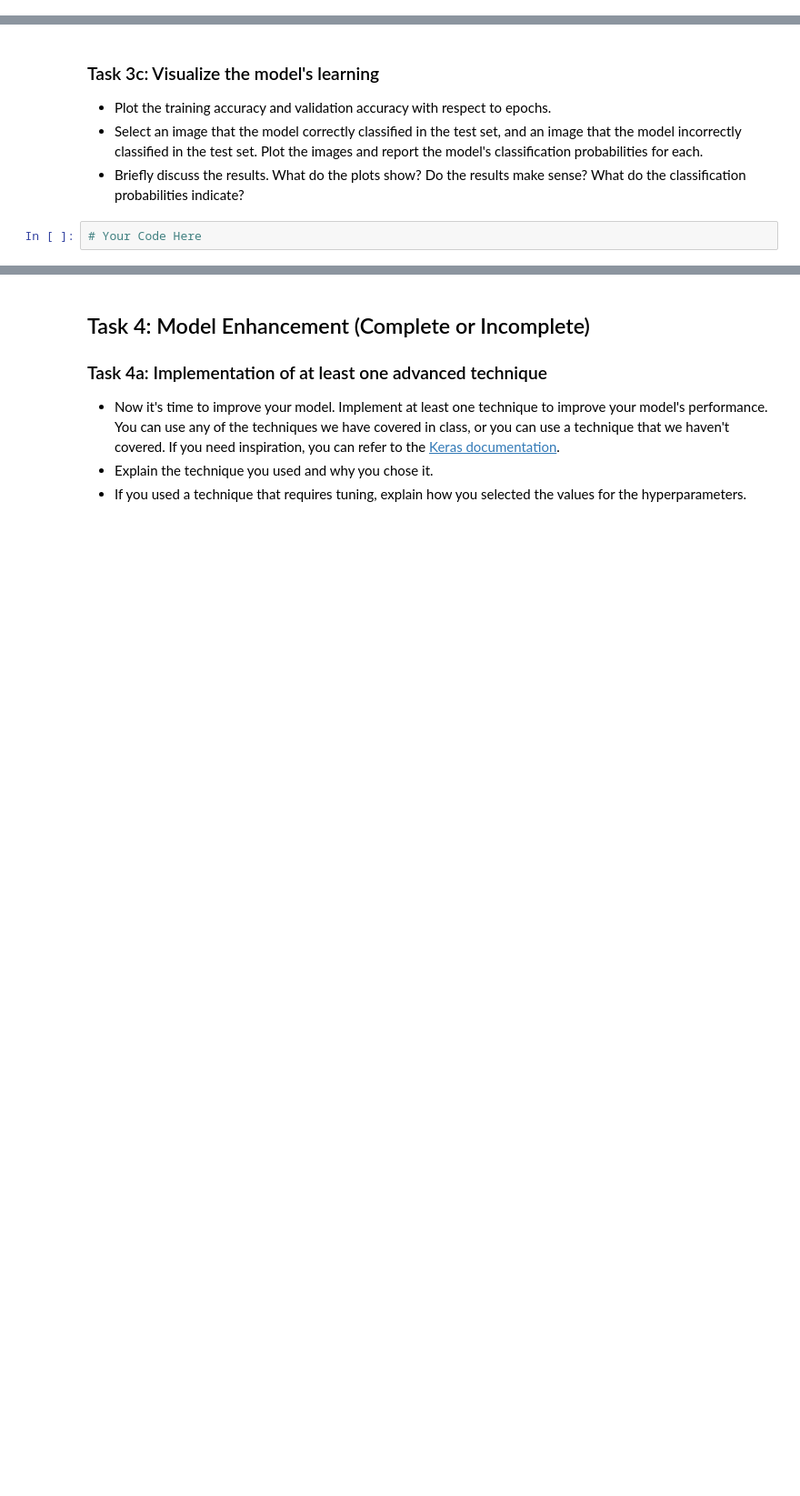
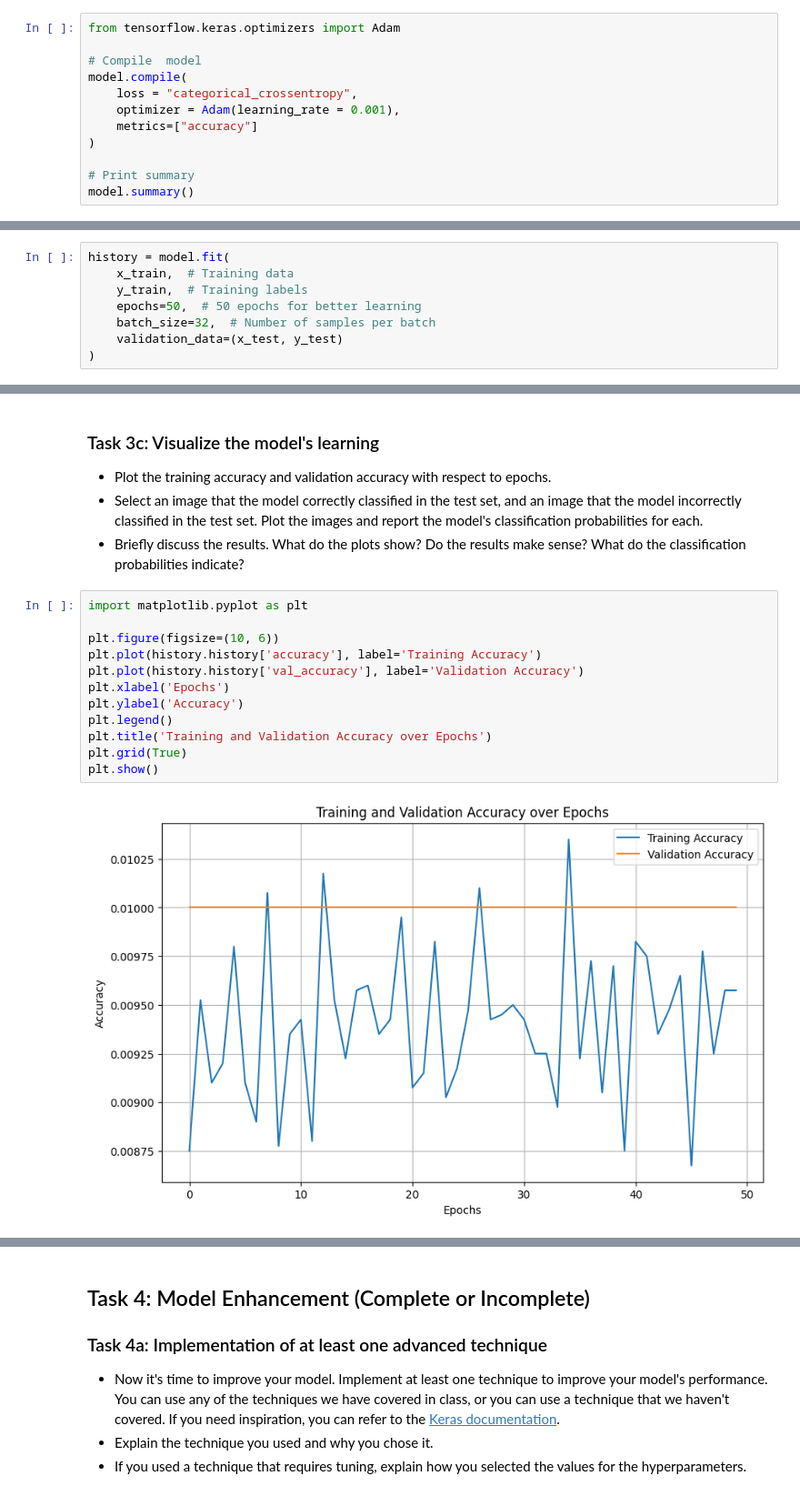
Before and after one commit to nthrsn/deep_learning, a Jupyter notebook: 02_activities/assignments/assignment_1.ipynb, the cells around one changed output, grey strips where cells are left out. Shown: that part at 91% size. Saved outputs shown, nothing was run; the diff lists cells and outputs as text; blank space fills up the shorter version.

```diff
--- a/02_activities/assignments/assignment_1.ipynb
+++ b/02_activities/assignments/assignment_1.ipynb
@@ -132,0 +170,12 @@ Number of classes: 100
+# %%
+from tensorflow.keras.optimizers import Adam
+
+# Compile  model
+model.compile(
+    loss = "categorical_crossentropy",
+    optimizer = Adam(learning_rate = 0.001),
+    metrics=["accuracy"]
+)
+
+# Print summary
+model.summary()
@@ -141,0 +211,8 @@ Number of classes: 100
+# %%
+history = model.fit(
+    x_train,  # Training data
+    y_train,  # Training labels
+    epochs=50,  # 50 epochs for better learning
+    batch_size=32,  # Number of samples per batch
+    validation_data=(x_test, y_test)
+)
@@ -158,5 +273,17 @@ Number of classes: 100
 - Plot the training accuracy and validation accuracy with respect to epochs.
 - Select an image that the model correctly classified in the test set, and an image that the model incorrectly classified in the test set. Plot the images and report the model's classification probabilities for each.
 - Briefly discuss the results. What do the plots show? Do the results make sense? What do the classification probabilities indicate?
-# %%
-# Your Code Here
+# %%
+import matplotlib.pyplot as plt
+
+plt.figure(figsize=(10, 6))
+plt.plot(history.history['accuracy'], label='Training Accuracy')
+plt.plot(history.history['val_accuracy'], label='Validation Accuracy')
+plt.xlabel('Epochs')
+plt.ylabel('Accuracy')
+plt.legend()
+plt.title('Training and Validation Accuracy over Epochs')
+plt.grid(True)
+plt.show()
+# %% [output]
+[figure, added]
```
Also changed, not shown: parts of 23 cells of this notebook.
